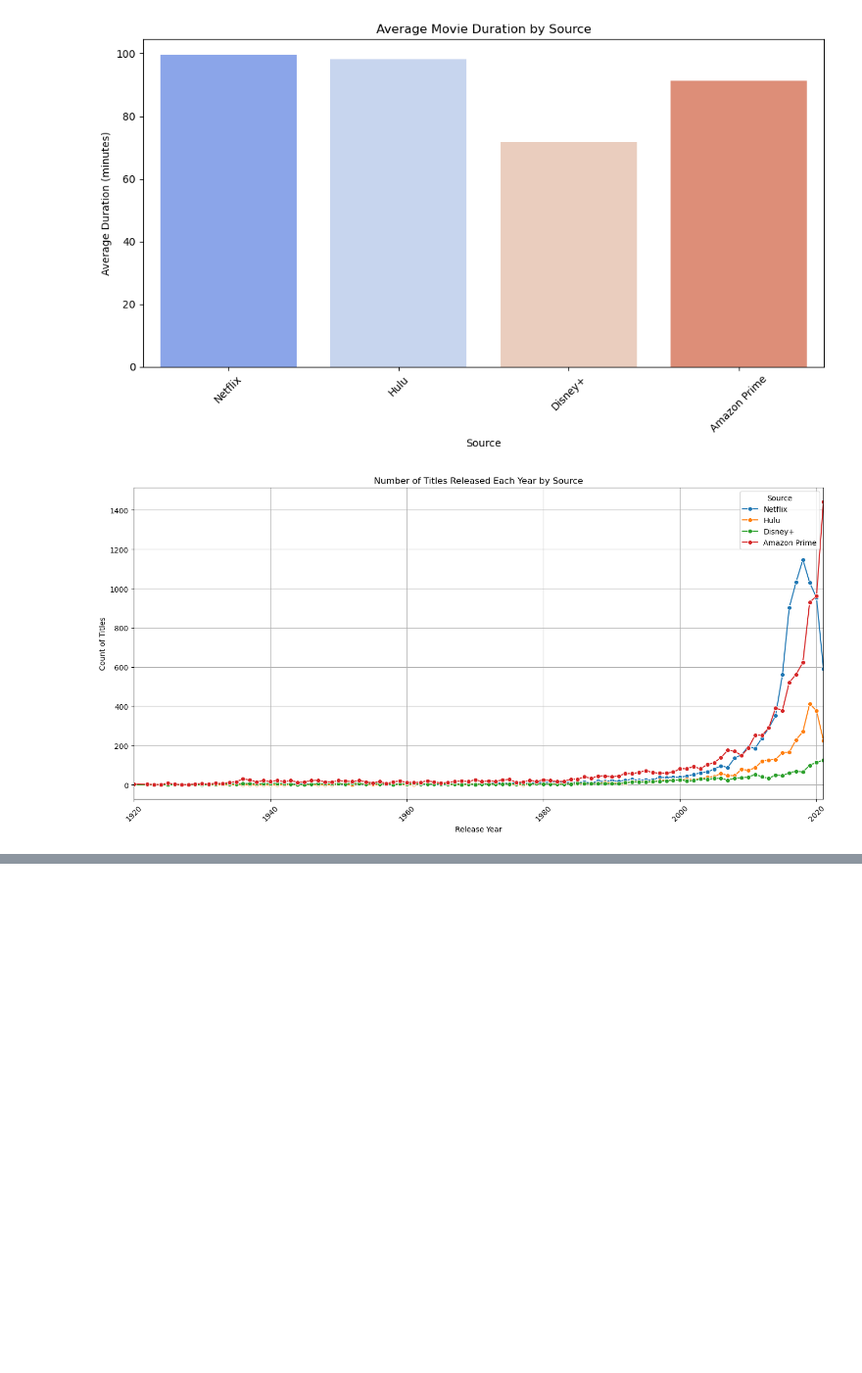
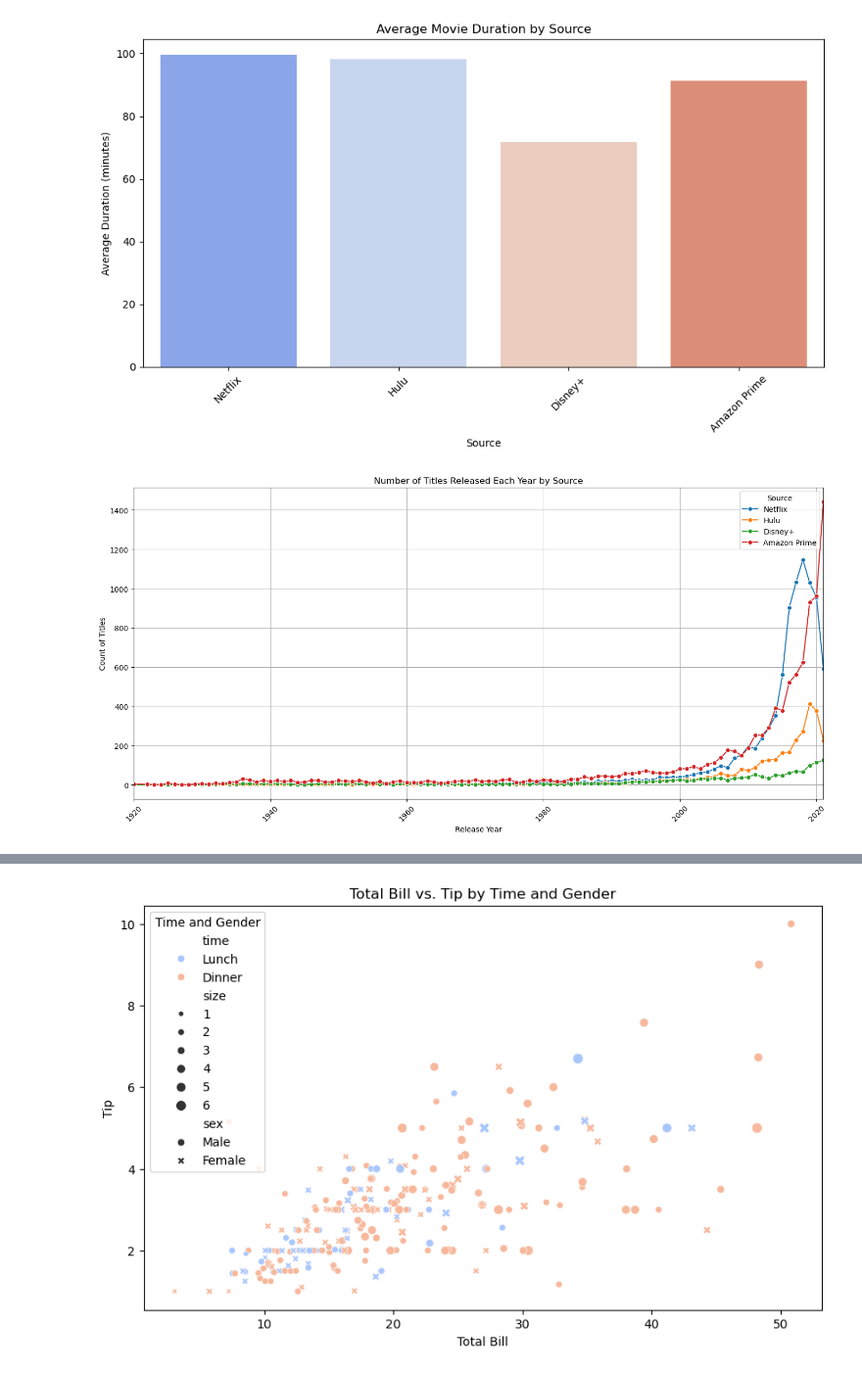
Before and after one commit to EEB330/slides, a Jupyter notebook: 16_intro_to_python_2.ipynb, the cells around one changed output, grey strips where cells are left out. Shown: that part at 98% size. Saved outputs shown, nothing was run; the diff lists cells and outputs as text; code cells hidden in the pictures; blank space fills up the shorter version.

```diff
--- a/16_intro_to_python_2.ipynb
+++ b/16_intro_to_python_2.ipynb
@@ -156,0 +417,19 @@ plt.show()
+# %%
+# Scatter plot to visualize the relationship between total bill and tip
+plt.figure(figsize=(10, 6))
+sns.scatterplot(
+    x="total_bill",
+    y="tip",
+    data=tips,
+    hue="time",
+    style="sex",
+    size="size",
+    palette="coolwarm",
+)
+plt.title("Total Bill vs. Tip by Time and Gender")
+plt.xlabel("Total Bill")
+plt.ylabel("Tip")
+plt.legend(title="Time and Gender")
+plt.show()
+# %% [output]
+[figure, added]
```
Also changed, not shown: parts of 36 cells of this notebook, 2 other files.
